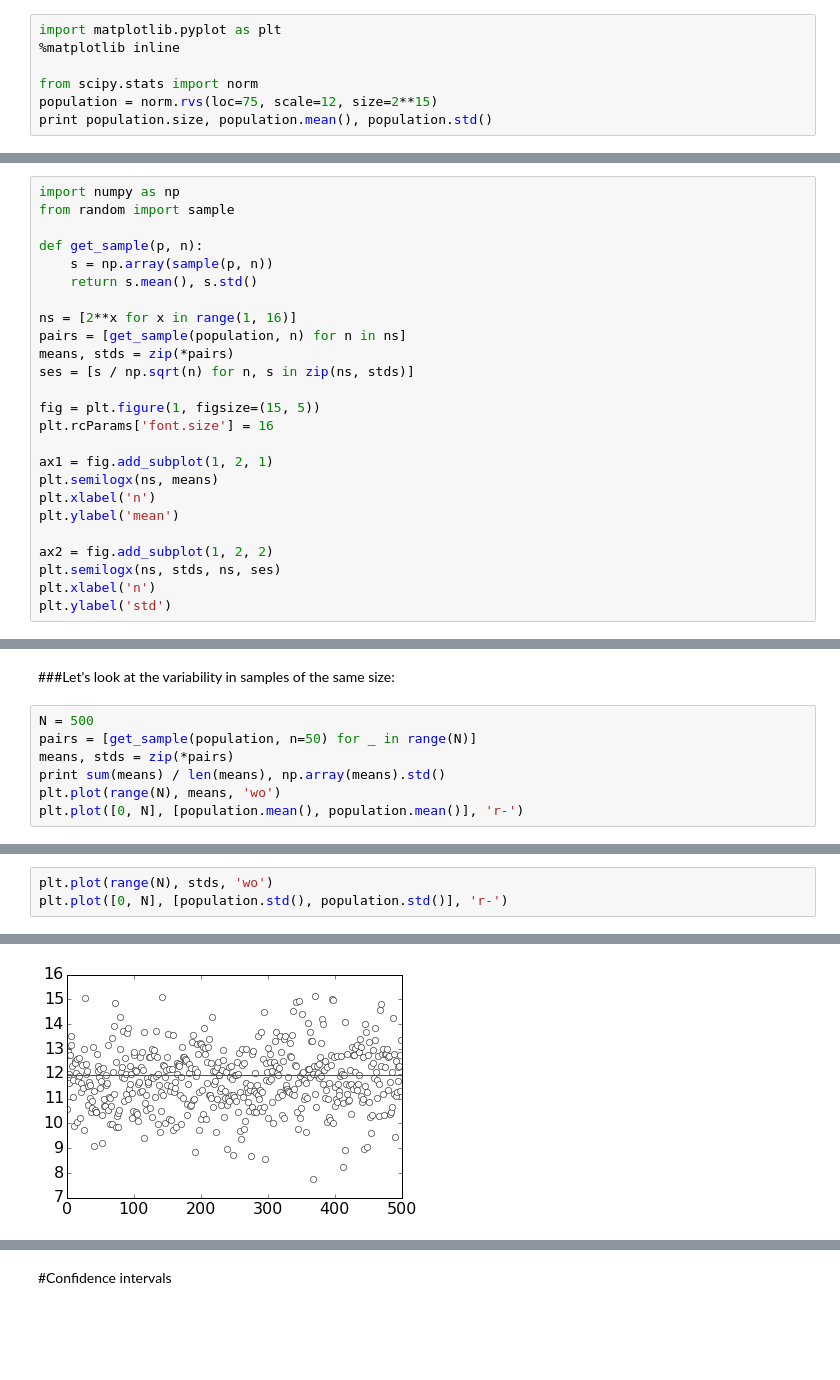
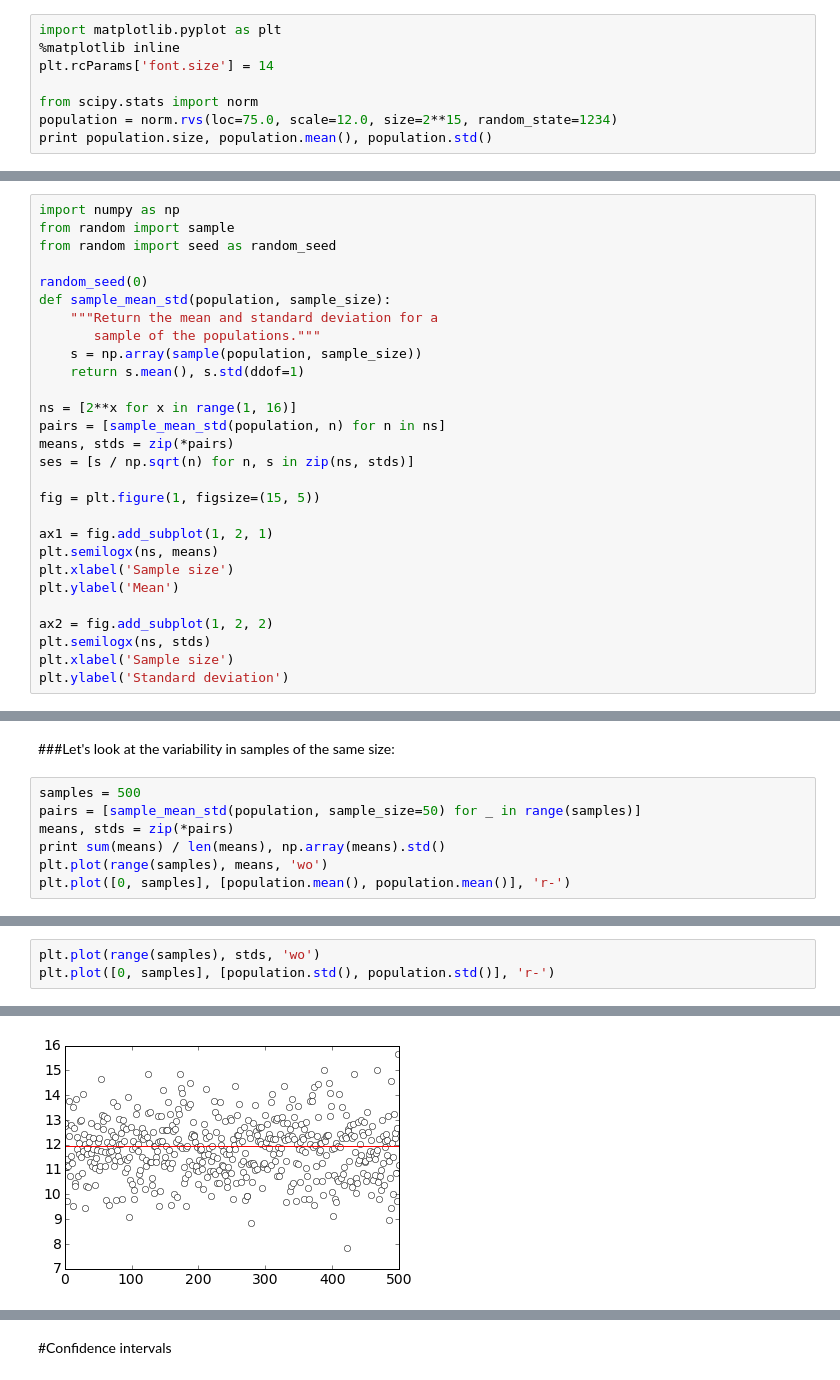
Before and after one commit to jhalverson/data_science, a Jupyter notebook: statistics/confidence_intervals_scipy_stats.ipynb, the cells around one changed output, grey strips where cells are left out. Cells and saved outputs as stored; diff of their text form; blank space fills up the shorter version.

```diff
--- a/statistics/confidence_intervals_scipy_stats.ipynb
+++ b/statistics/confidence_intervals_scipy_stats.ipynb
@@ -5,8 +5,9 @@
 # %%
 import matplotlib.pyplot as plt
 %matplotlib inline
+plt.rcParams['font.size'] = 14
 
 from scipy.stats import norm
-population = norm.rvs(loc=75, scale=12, size=2**15)
+population = norm.rvs(loc=75.0, scale=12.0, size=2**15, random_state=1234)
 print population.size, population.mean(), population.std()
 # %% [output]
@@ -20,27 +23,30 @@ n, bins, patches = plt.hist(population, bins=50)
 # %%
 import numpy as np
 from random import sample
+from random import seed as random_seed
 
-def get_sample(p, n):
-    s = np.array(sample(p, n))
-    return s.mean(), s.std()
+random_seed(0)
+def sample_mean_std(population, sample_size):
+    """Return the mean and standard deviation for a
+       sample of the populations."""
+    s = np.array(sample(population, sample_size))
+    return s.mean(), s.std(ddof=1)
 
 ns = [2**x for x in range(1, 16)]
-pairs = [get_sample(population, n) for n in ns]
+pairs = [sample_mean_std(population, n) for n in ns]
 means, stds = zip(*pairs)
 ses = [s / np.sqrt(n) for n, s in zip(ns, stds)]
 
 fig = plt.figure(1, figsize=(15, 5))
-plt.rcParams['font.size'] = 16
 
 ax1 = fig.add_subplot(1, 2, 1)
 plt.semilogx(ns, means)
-plt.xlabel('n')
-plt.ylabel('mean')
+plt.xlabel('Sample size')
+plt.ylabel('Mean')
 
 ax2 = fig.add_subplot(1, 2, 2)
-plt.semilogx(ns, stds, ns, ses)
-plt.xlabel('n')
-plt.ylabel('std')
+plt.semilogx(ns, stds)
+plt.xlabel('Sample size')
+plt.ylabel('Standard deviation')
 # %% [output]
 <matplotlib.text.Text at 0x...>
@@ -48,10 +70,10 @@ plt.ylabel('std')
 # %% [markdown]
 ###Let's look at the variability in samples of the same size:
 # %%
-N = 500
-pairs = [get_sample(population, n=50) for _ in range(N)]
+samples = 500
+pairs = [sample_mean_std(population, sample_size=50) for _ in range(samples)]
 means, stds = zip(*pairs)
 print sum(means) / len(means), np.array(means).std()
-plt.plot(range(N), means, 'wo')
-plt.plot([0, N], [population.mean(), population.mean()], 'r-')
+plt.plot(range(samples), means, 'wo')
+plt.plot([0, samples], [population.mean(), population.mean()], 'r-')
 # %% [output]
@@ -61,7 +83,7 @@ plt.plot([0, N], [population.mean(), population.mean()], 'r-')
 # %%
-plt.plot(range(N), stds, 'wo')
-plt.plot([0, N], [population.std(), population.std()], 'r-')
+plt.plot(range(samples), stds, 'wo')
+plt.plot([0, samples], [population.std(), population.std()], 'r-')
 # %% [output]
 [<matplotlib.lines.Line2D at 0x...>]
-[figure, old version]
+[figure, new version]
 # %% [markdown]
```
Also changed, not shown: parts of 38 cells of this notebook.
